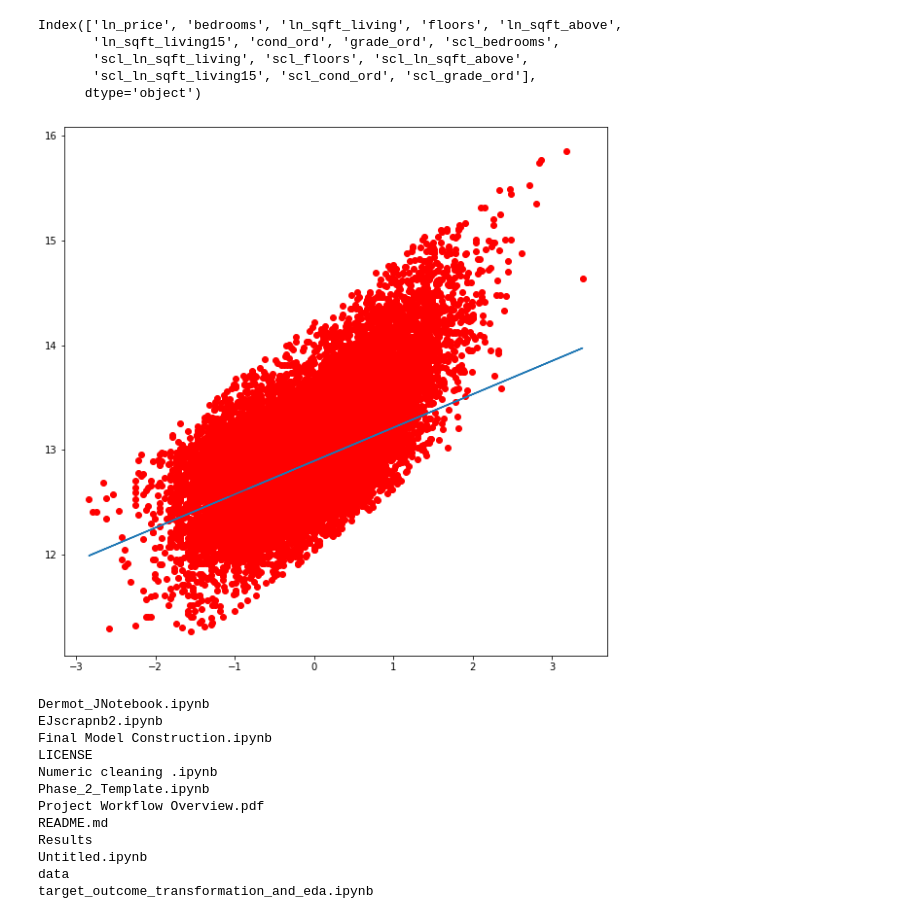
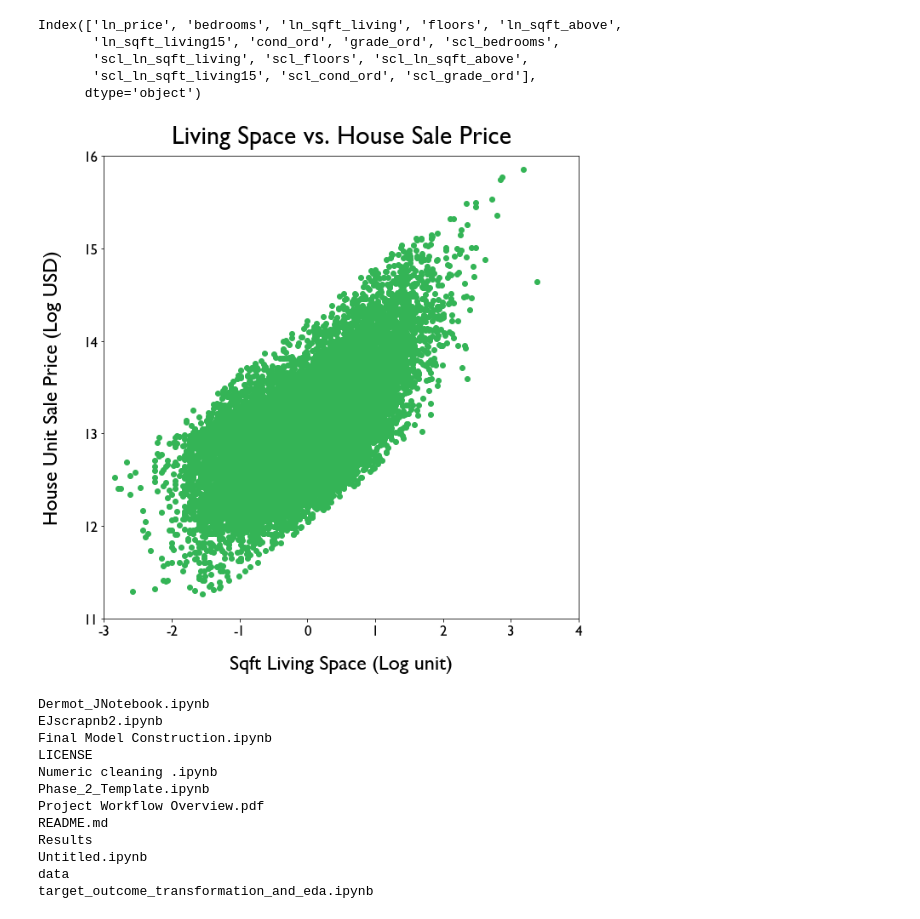
Before and after one commit to dermothethird/King_County_Housing_Project, a Jupyter notebook: Final Model Construction.ipynb, the cells around one changed output. Drawn from its saved outputs; the diff is of its cells as text; code cells hidden in the pictures.

Commit message:
updating visualizations and adding more to final notebook

```diff
--- a/Final Model Construction.ipynb
+++ b/Final Model Construction.ipynb
@@ -840,22 +833,31 @@ Index(['ln_price', 'bedrooms', 'ln_sqft_living', 'floors', 'ln_sqft_above',
 # %%
 #visualize model for living space correlation
 
 #variable declaration: see model summary for coefficient and intercept values
 x = final_df["scl_ln_sqft_living"]
 y = final_df["ln_price"]
 m = 0.3188
 b0 = 12.8938
+y_ticks_liv = [11, 12, 13, 14, 15, 16]
+x_ticks_liv = [-3, -2, -1, 0, 1, 2, 3, 4]
 
 fig, ax = plt.subplots(figsize=(10,10))
-fig = plt.scatter(x=x,y=y, color="red")
-#plt.xticks =
-#plt.yticks =
-plt.title = "Living Space vs. House Sale Price"
-#plt.xlabel =
-#plt.ylabel =
-plt.plot(x, m*x+b0);
+fig = plt.scatter(x=x,y=y, color="#34b456")
+
+ax.set_xlabel('Sqft Living Space (Log unit)', fontsize=24, labelpad=20) #color='white
+ax.set_ylabel('House Unit Sale Price (Log USD)', fontsize=24, labelpad=25) #color='white'
+ax.set_title('Living Space vs. House Sale Price', fontsize=30, pad=15); #color='white'
+
+ax.set_ylim(11, 16, 1)
+ax.set_yticks(y_ticks_liv)
+ax.set_yticklabels(y_ticks_liv, fontsize=17)
+ax.set_xlim(-3, 4, 1)
+ax.set_xticks(x_ticks_liv)
+ax.set_xticklabels(x_ticks_liv, fontsize=17)
+
+plt.savefig('./Results/Sqft_Living_v_Sale_Price.jpg')
 # %% [output]
-[figure, old version]
+[figure, new version]
 # %%
 ! ls
 # %% [output]
```
Also changed, not shown: parts of 25 cells of this notebook, 3 other files.
